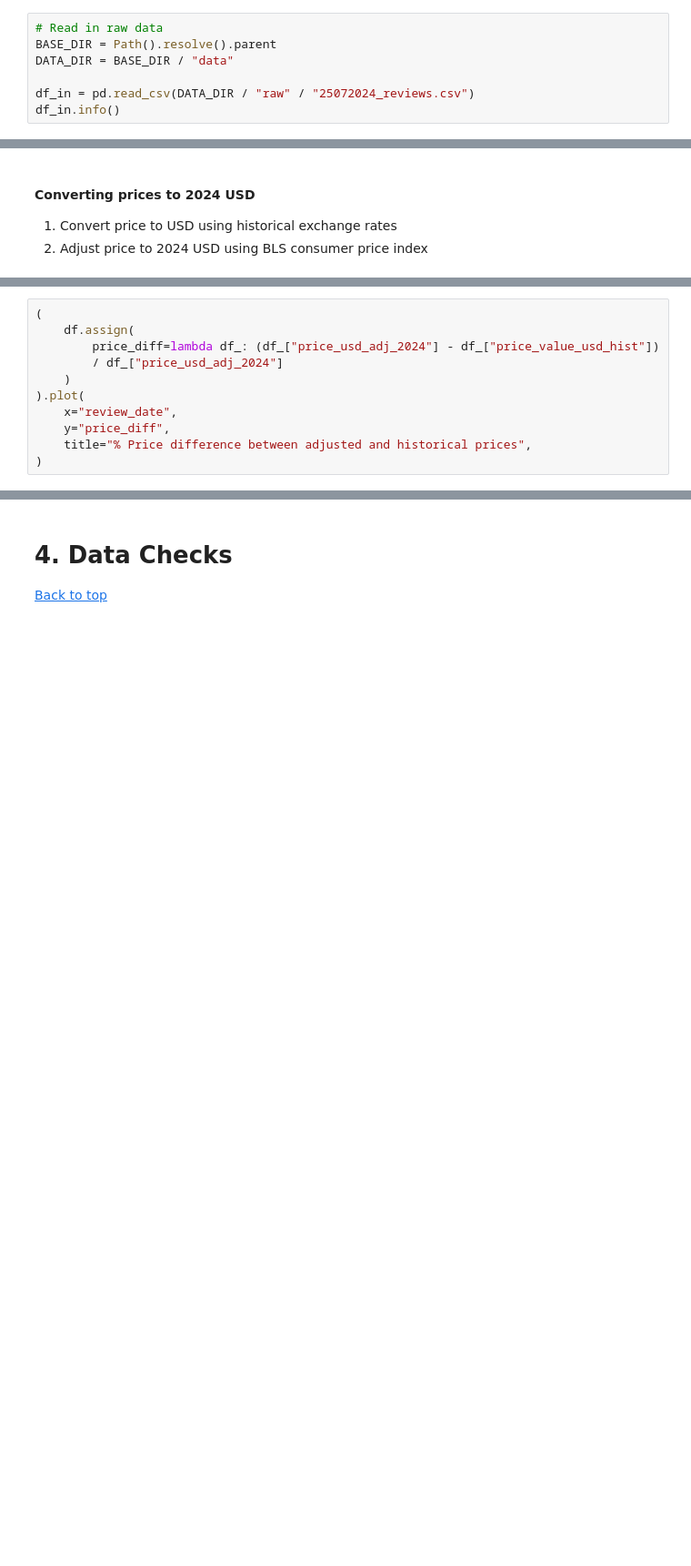
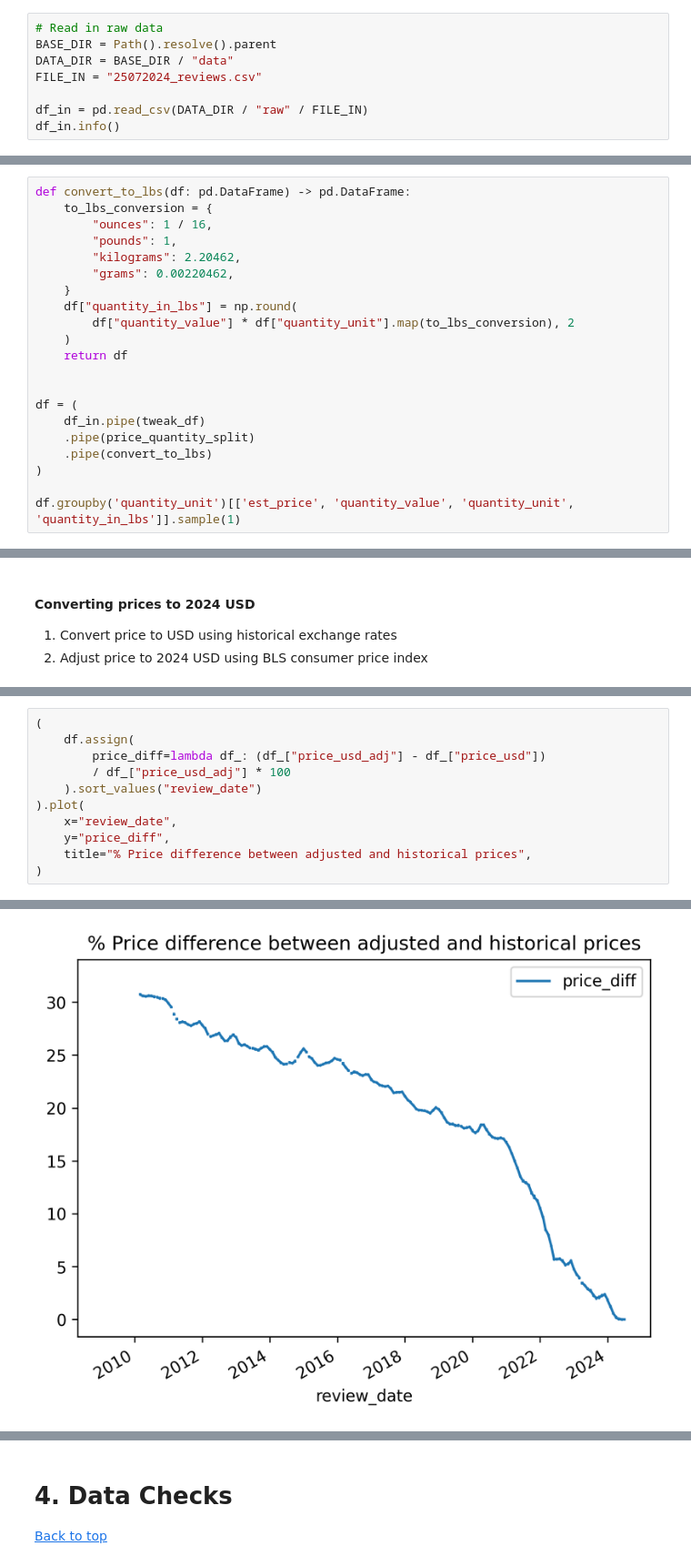
Before and after one commit to tynardone/coffee-review-analysis, a Jupyter notebook: notebooks/1_data_cleaning.ipynb, the cells around one changed output, grey strips where cells are left out. Shown at 91% size. Drawn from its saved outputs; the diff is of its cells as text; blank space fills up the shorter version.

```diff
--- a/notebooks/1_data_cleaning.ipynb
+++ b/notebooks/1_data_cleaning.ipynb
@@ -37,8 +37,9 @@ The autoreload extension is already loaded. To reload it, use:
 # Read in raw data
 BASE_DIR = Path().resolve().parent
 DATA_DIR = BASE_DIR / "data"
+FILE_IN = "25072024_reviews.csv"
 
-df_in = pd.read_csv(DATA_DIR / "raw" / "25072024_reviews.csv")
+df_in = pd.read_csv(DATA_DIR / "raw" / FILE_IN)
 df_in.info()
 # %% [output]
 <class 'pandas.core.frame.DataFrame'>
@@ -298,3 +299,24 @@ grams         824
 pounds         17
 kilograms       9
 Name: count, dtype: int64
+# %%
+def convert_to_lbs(df: pd.DataFrame) -> pd.DataFrame:
+    to_lbs_conversion = {
+        "ounces": 1 / 16,
+        "pounds": 1,
+        "kilograms": 2.20462,
+        "grams": 0.00220462,
+    }
+    df["quantity_in_lbs"] = np.round(
+        df["quantity_value"] * df["quantity_unit"].map(to_lbs_conversion), 2
+    )
+    return df
+
+
+df = (
+    df_in.pipe(tweak_df)
+    .pipe(price_quantity_split)
+    .pipe(convert_to_lbs)
+)
+
+df.groupby('quantity_unit')[['est_price', 'quantity_value', 'quantity_unit', 'quantity_in_lbs']].sample(1)
@@ -523,9 +583,9 @@ AttributeError: 'Series' object has no attribute 'strftime'
 # %%
 (
     df.assign(
-        price_diff=lambda df_: (df_["price_usd_adj_2024"] - df_["price_value_usd_hist"])
-        / df_["price_usd_adj_2024"]
-    )
+        price_diff=lambda df_: (df_["price_usd_adj"] - df_["price_usd"])
+        / df_["price_usd_adj"] * 100
+    ).sort_values("review_date")
 ).plot(
     x="review_date",
     y="price_diff",
@@ -535,0 +596 @@ KeyError: 'price_usd_adj_2024'
+[figure, added]
```
Also changed, not shown: parts of 13 cells of this notebook, 4 other files.
